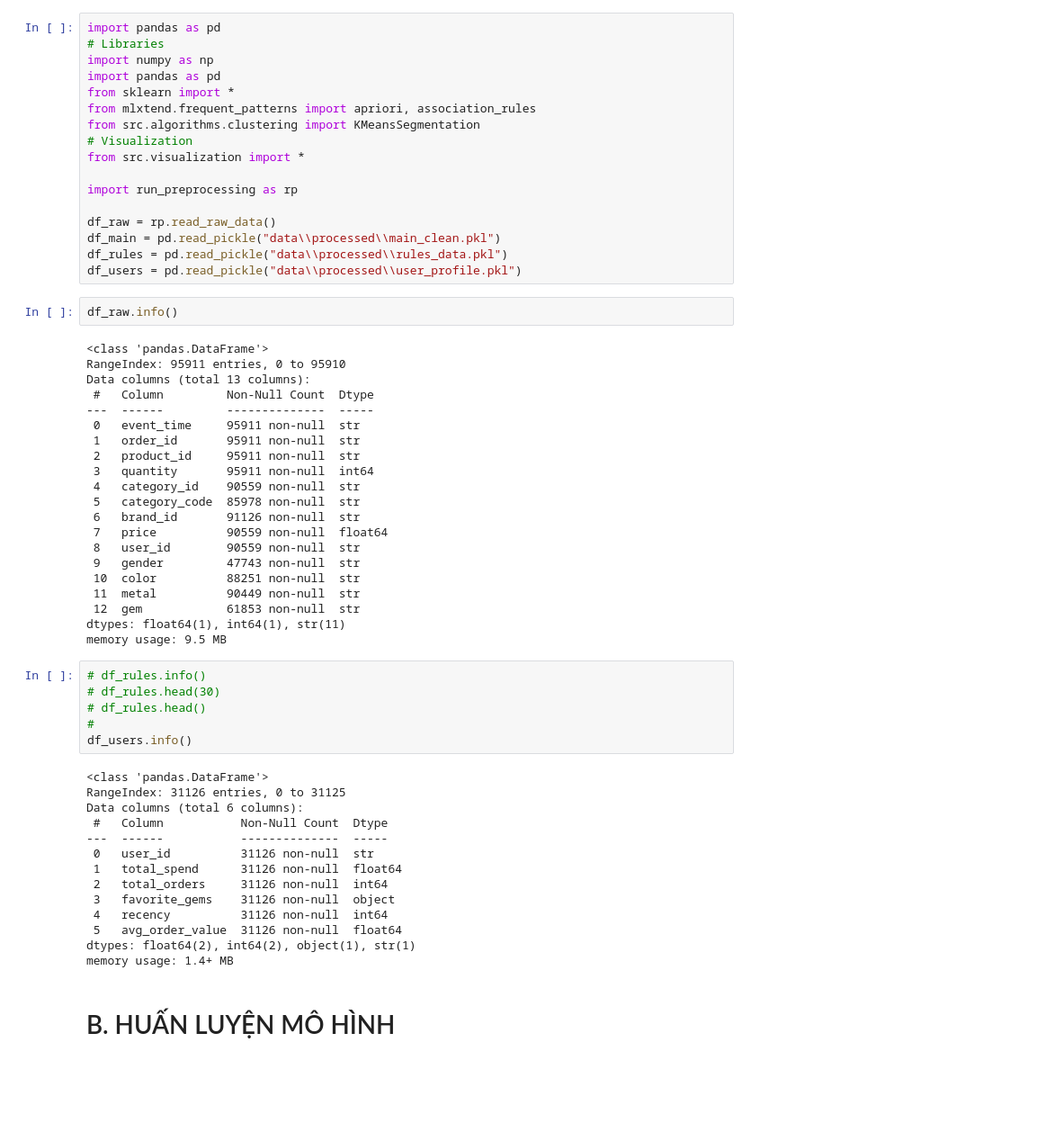
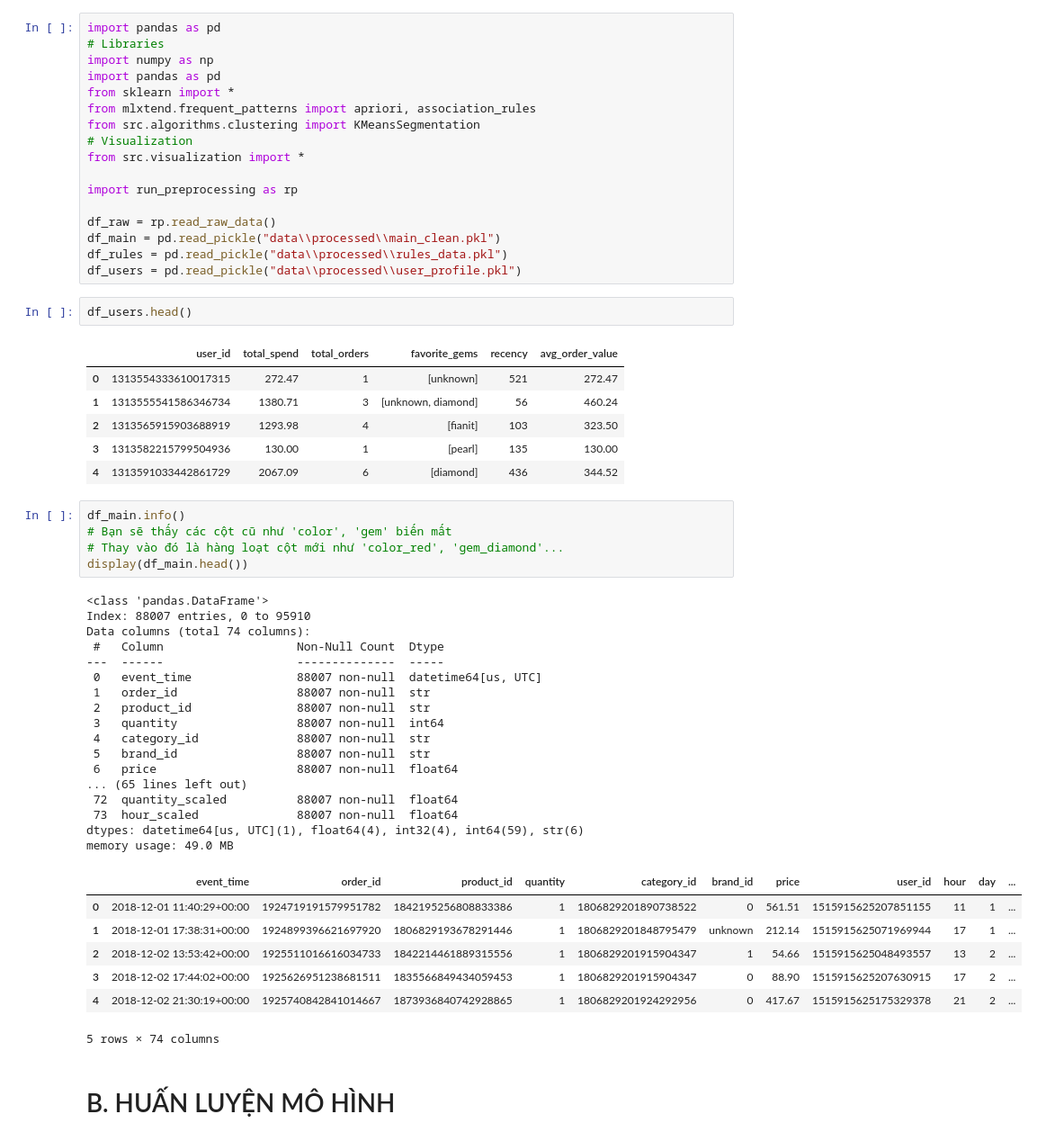
Before and after one commit to tinletrongCS/Data-mining, a Jupyter notebook: train.ipynb, the cells around one changed output. Shown at 90% size. Saved outputs shown, nothing was run; the diff lists cells and outputs as text; blank space fills up the shorter version.

```diff
--- a/train.ipynb
+++ b/train.ipynb
@@ -17,49 +17,45 @@ df_raw = rp.read_raw_data()
 df_main = pd.read_pickle("data\\processed\\main_clean.pkl")
 df_rules = pd.read_pickle("data\\processed\\rules_data.pkl")
 df_users = pd.read_pickle("data\\processed\\user_profile.pkl")
-# %%
-df_raw.info()
-# %% [output]
-<class 'pandas.DataFrame'>
-RangeIndex: 95911 entries, 0 to 95910
-Data columns (total 13 columns):
- #   Column         Non-Null Count  Dtype
----  ------         --------------  -----
- 0   event_time     95911 non-null  str
- 1   order_id       95911 non-null  str
- 2   product_id     95911 non-null  str
- 3   quantity       95911 non-null  int64
- 4   category_id    90559 non-null  str
- 5   category_code  85978 non-null  str
- 6   brand_id       91126 non-null  str
- 7   price          90559 non-null  float64
- 8   user_id        90559 non-null  str
- 9   gender         47743 non-null  str
- 10  color          88251 non-null  str
- 11  metal          90449 non-null  str
- 12  gem            61853 non-null  str
-dtypes: float64(1), int64(1), str(11)
-memory usage: 9.5 MB
 # %%
-# df_rules.info()
-# df_rules.head(30)
-# df_rules.head()
-#
-df_users.info()
+df_users.head()
 # %% [output]
-<class 'pandas.DataFrame'>
-RangeIndex: 31126 entries, 0 to 31125
-Data columns (total 6 columns):
- #   Column           Non-Null Count  Dtype
----  ------           --------------  -----
- 0   user_id          31126 non-null  str
- 1   total_spend      31126 non-null  float64
- 2   total_orders     31126 non-null  int64
- 3   favorite_gems    31126 non-null  object
- 4   recency          31126 non-null  int64
- 5   avg_order_value  31126 non-null  float64
-dtypes: float64(2), int64(2), object(1), str(1)
-memory usage: 1.4+ MB
+|  | user_id | total_spend | total_orders | favorite_gems | recency | avg_order_value |
+| 0 | 1313554333610017315 | 272.47 | 1 | [unknown] | 521 | 272.47 |
+| 1 | 1313555541586346734 | 1380.71 | 3 | [unknown, diamond] | 56 | 460.24 |
+| 2 | 1313565915903688919 | 1293.98 | 4 | [fianit] | 103 | 323.50 |
+| 3 | 1313582215799504936 | 130.00 | 1 | [pearl] | 135 | 130.00 |
+| 4 | 1313591033442861729 | 2067.09 | 6 | [diamond] | 436 | 344.52 |
+# %%
+df_main.info()
+# Bạn sẽ thấy các cột cũ như 'color', 'gem' biến mất
+# Thay vào đó là hàng loạt cột mới như 'color_red', 'gem_diamond'...
+display(df_main.head())
+# %% [output]
+<class 'pandas.DataFrame'>
+Index: 88007 entries, 0 to 95910
+Data columns (total 74 columns):
+ #   Column                   Non-Null Count  Dtype
+---  ------                   --------------  -----
+ 0   event_time               88007 non-null  datetime64[us, UTC]
+ 1   order_id                 88007 non-null  str
+ 2   product_id               88007 non-null  str
+ 3   quantity                 88007 non-null  int64
+ 4   category_id              88007 non-null  str
+ 5   brand_id                 88007 non-null  str
+ 6   price                    88007 non-null  float64
+... (65 lines left out)
+ 72  quantity_scaled          88007 non-null  float64
+ 73  hour_scaled              88007 non-null  float64
+dtypes: datetime64[us, UTC](1), float64(4), int32(4), int64(59), str(6)
+memory usage: 49.0 MB
+|  | event_time | order_id | product_id | quantity | category_id | brand_id | price | user_id | hour | day | ... |
+| 0 | 2018-12-01 11:40:29+00:00 | 1924719191579951782 | 1842195256808833386 | 1 | 1806829201890738522 | 0 | 561.51 | 1515915625207851155 | 11 | 1 | ... |
+| 1 | 2018-12-01 17:38:31+00:00 | 1924899396621697920 | 1806829193678291446 | 1 | 1806829201848795479 | unknown | 212.14 | 1515915625071969944 | 17 | 1 | ... |
+| 2 | 2018-12-02 13:53:42+00:00 | 1925511016616034733 | 1842214461889315556 | 1 | 1806829201915904347 | 1 | 54.66 | 1515915625048493557 | 13 | 2 | ... |
+| 3 | 2018-12-02 17:44:02+00:00 | 1925626951238681511 | 1835566849434059453 | 1 | 1806829201915904347 | 0 | 88.90 | 1515915625207630915 | 17 | 2 | ... |
+| 4 | 2018-12-02 21:30:19+00:00 | 1925740842841014667 | 1873936840742928865 | 1 | 1806829201924292956 | 0 | 417.67 | 1515915625175329378 | 21 | 2 | ... |
+5 rows × 74 columns
 # %% [markdown]
 # B. HUẤN LUYỆN MÔ HÌNH
 # %%
```
Also changed, not shown: parts of 1 cell of this notebook, 5 other files.
